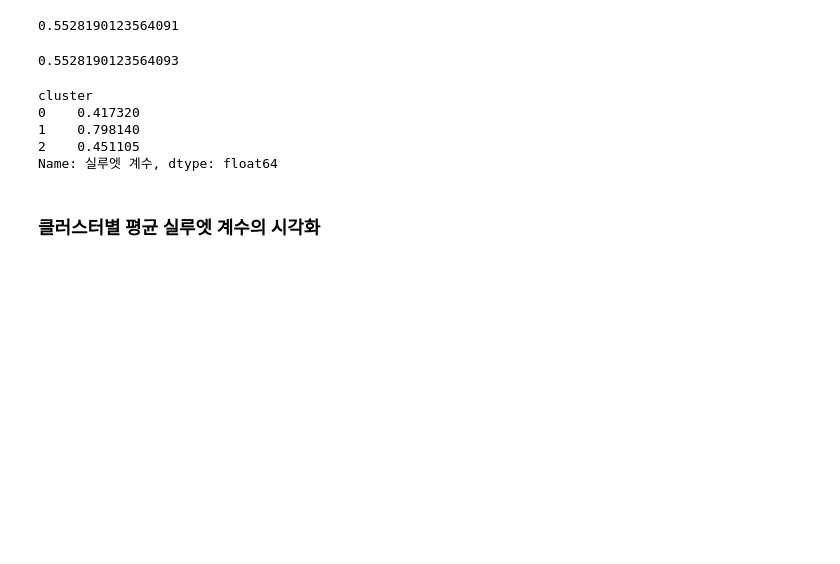
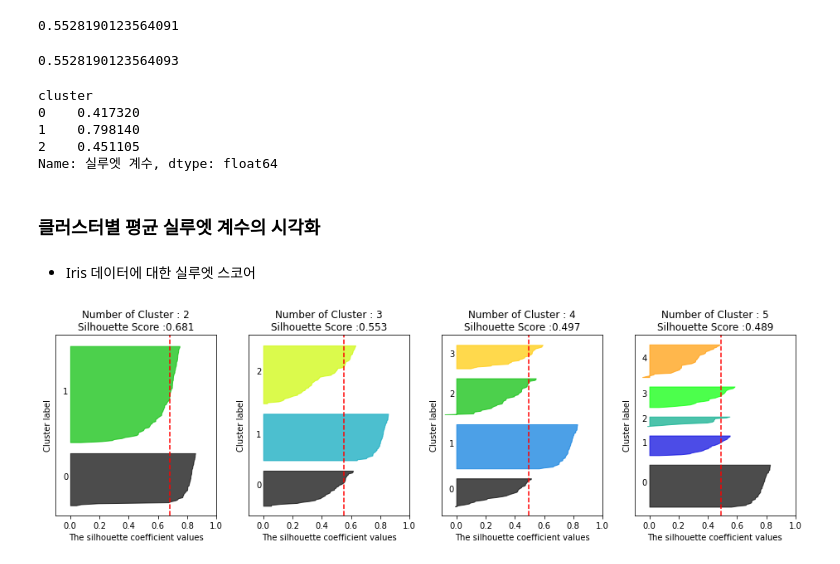
Before and after one commit to ckiekim/Machine-Learning-2020, a Jupyter notebook: 06.Clustering/02_실루엣분석.ipynb, the cells around one changed output. Cells and saved outputs as stored; diff of their text form; code cells hidden in the pictures; blank space fills up the shorter version.

```diff
--- a/06.Clustering/02_실루엣분석.ipynb
+++ b/06.Clustering/02_실루엣분석.ipynb
@@ -110,0 +67,6 @@ def visualize_silhouette(cluster_lists, X_features):
+# %% [markdown]
+- Iris 데이터에 대한 실루엣 스코어
+# %%
+visualize_silhouette([2,3,4,5], iris.data)
+# %% [output]
+[figure, added]
```
Also changed, not shown: parts of 4 cells of this notebook, 1 other file.
